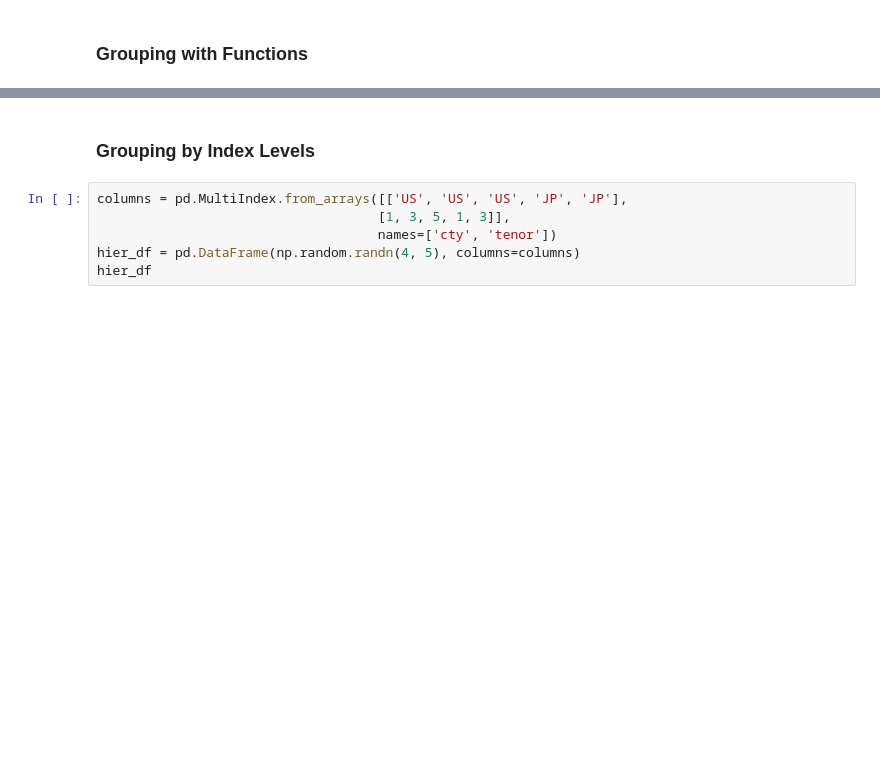
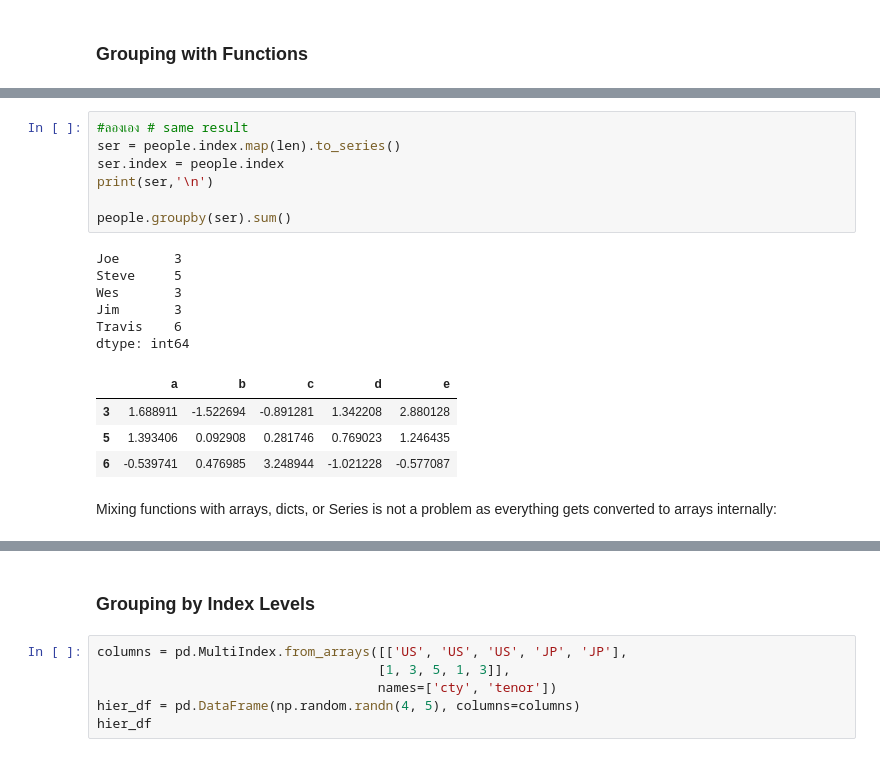
Before and after one commit to chan-prk/pydata-book, a Jupyter notebook: ch10.ipynb, the cells around one changed output, grey strips where cells are left out. Saved outputs shown, nothing was run; the diff lists cells and outputs as text; blank space fills up the shorter version.

```diff
--- a/ch10.ipynb
+++ b/ch10.ipynb
@@ -298,3 +357,24 @@ people.groupby(len).sum()
+# %%
+#ลองเอง # same result
+ser = people.index.map(len).to_series()
+ser.index = people.index
+print(ser,'\n')
+
+people.groupby(ser).sum()
+# %% [output]
+Joe       3
+Steve     5
+Wes       3
+Jim       3
+Travis    6
+dtype: int64
+|  | a | b | c | d | e |
+| 3 | 1.688911 | -1.522694 | -0.891281 | 1.342208 | 2.880128 |
+| 5 | 1.393406 | 0.092908 | 0.281746 | 0.769023 | 1.246435 |
+| 6 | -0.539741 | 0.476985 | 3.248944 | -1.021228 | -0.577087 |
+# %% [markdown]
+Mixing functions with arrays, dicts, or Series is not a problem as everything gets converted
+to arrays internally:
 # %%
 key_list = ['one', 'one', 'one', 'two', 'two']
 people.groupby([len, key_list]).min()
```
Also changed, not shown: parts of 18 cells of this notebook, 2 other files.
